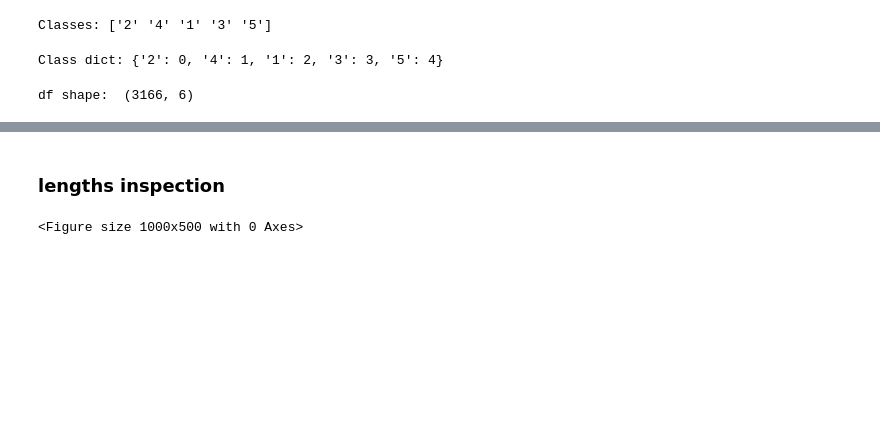
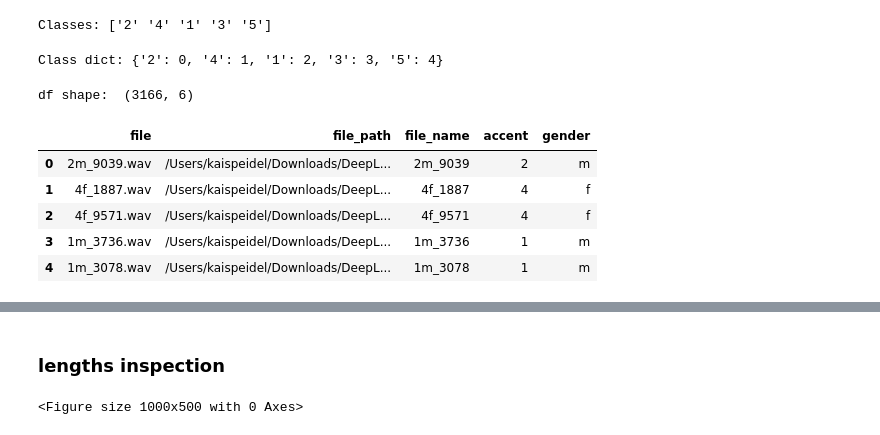
Before and after one commit to kaispeidel/DeepLearningGroupWork, a Jupyter notebook: code/DL_code.ipynb, the cells around one changed output, grey strips where cells are left out. Drawn from its saved outputs; the diff is of its cells as text; code cells hidden in the pictures; blank space fills up the shorter version.

```diff
--- a/code/DL_code.ipynb
+++ b/code/DL_code.ipynb
@@ -220,3 +219,12 @@ for data in tqdm(df.iterrows(),  desc='Progress'):
 
     X.append(padded)
     y.append(data[1][3]) # 4 is the target column
+# %%
+df.head()
+# %% [output]
+|  | file | file_path | file_name | accent | gender |
+| 0 | 2m_9039.wav | /Users/kaispeidel/Downloads/DeepL... | 2m_9039 | 2 | m |
+| 1 | 4f_1887.wav | /Users/kaispeidel/Downloads/DeepL... | 4f_1887 | 4 | f |
+| 2 | 4f_9571.wav | /Users/kaispeidel/Downloads/DeepL... | 4f_9571 | 4 | f |
+| 3 | 1m_3736.wav | /Users/kaispeidel/Downloads/DeepL... | 1m_3736 | 1 | m |
+| 4 | 1m_3078.wav | /Users/kaispeidel/Downloads/DeepL... | 1m_3078 | 1 | m |
```
Also changed, not shown: parts of 17 cells of this notebook, 4 other files.
